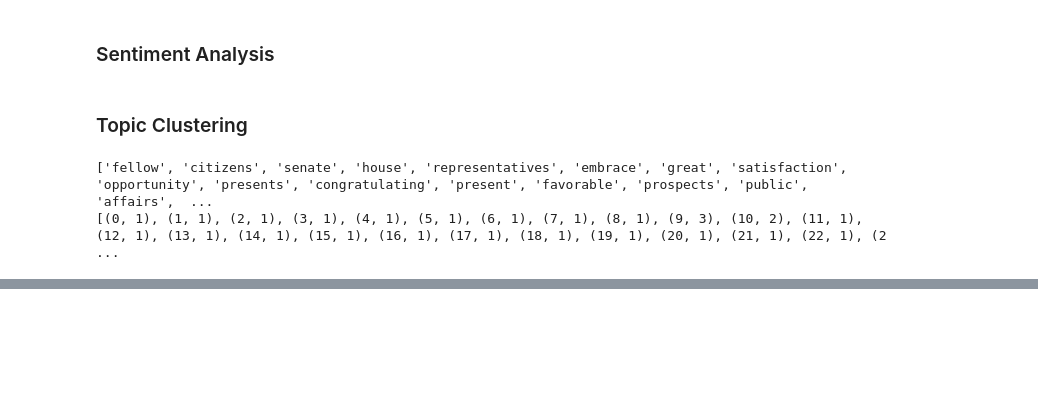
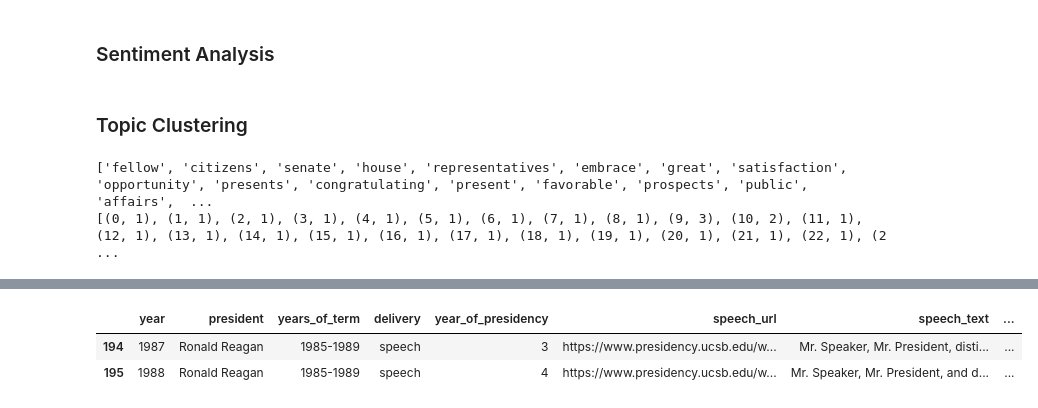
Before and after one commit to nedhulseman/State-of-the-Union, a Jupyter notebook: Text Analysis.ipynb, the cells around one changed output, grey strips where cells are left out. Drawn from its saved outputs; the diff is of its cells as text; code cells hidden in the pictures; blank space fills up the shorter version.

```diff
--- a/Text Analysis.ipynb
+++ b/Text Analysis.ipynb
@@ -227,0 +246,6 @@ LDAvis_prepared
+# %%
+speeches_df.loc[speeches_df['speech_stops'].str.contains('sandinistas')]
+# %% [output]
+|  | year | president | years_of_term | delivery | year_of_presidency | speech_url | speech_text | ... |
+| 194 | 1987 | Ronald Reagan | 1985-1989 | speech | 3 | https://www.presidency.ucsb.edu/w... | Mr. Speaker, Mr. President, disti... | ... |
+| 195 | 1988 | Ronald Reagan | 1985-1989 | speech | 4 | https://www.presidency.ucsb.edu/w... | Mr. Speaker, Mr. President, and d... | ... |
```
Also changed, not shown: parts of 2 cells of this notebook, 1 other file.
